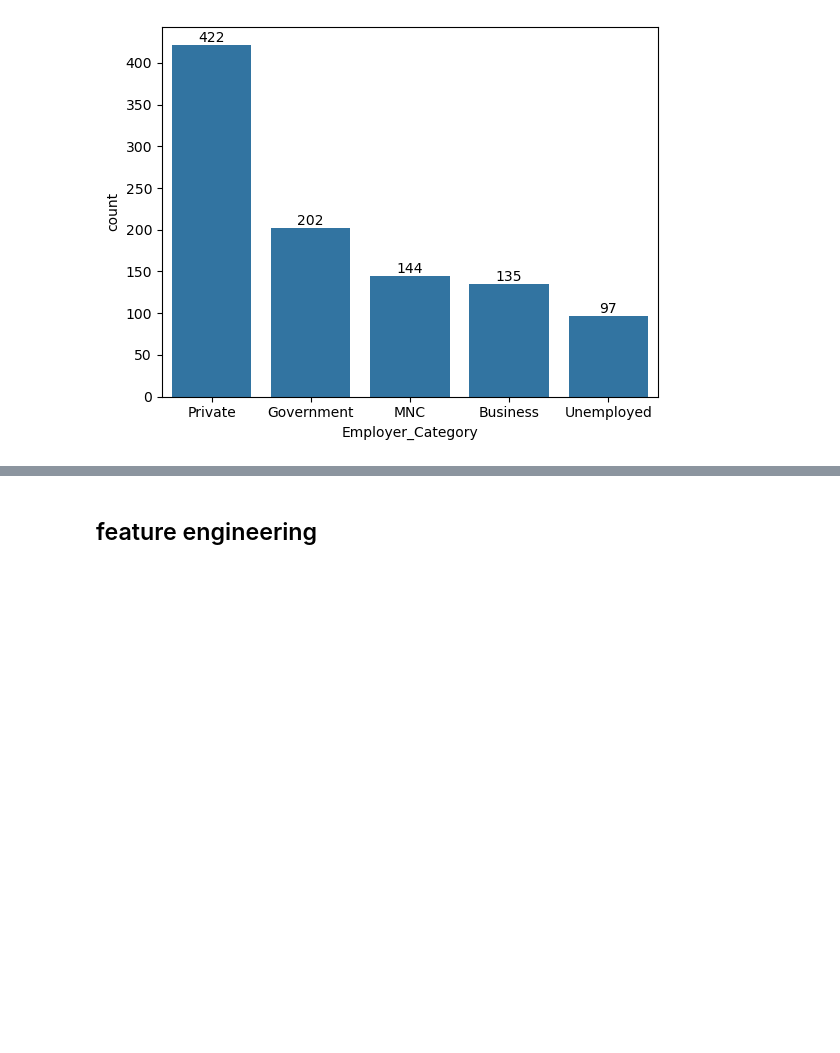
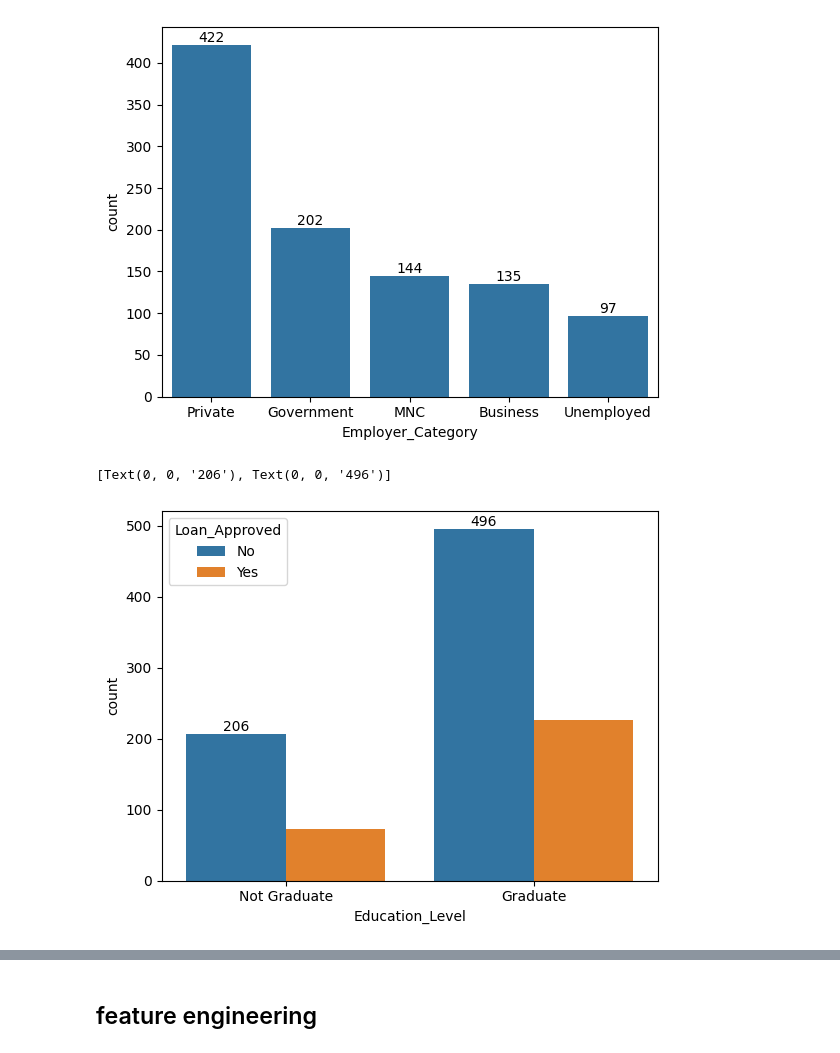
Before and after one commit to HelloShiwansh/LoanGuard-AI, a Jupyter notebook: LoanGuard.ipynb, the cells around one changed output, grey strips where cells are left out. Drawn from its saved outputs; the diff is of its cells as text; code cells hidden in the pictures; blank space fills up the shorter version.

```diff
--- a/LoanGuard.ipynb
+++ b/LoanGuard.ipynb
@@ -77,6 +178,13 @@ ax.bar_label(ax.containers[0])
  Text(0, 0, '135'),
  Text(0, 0, '97')]
 [figure]
+# %%
+edu_cnt = df["Education_Level"].value_counts()
+ax = sns.countplot(data=df, x="Education_Level", hue="Loan_Approved")
+ax.bar_label(ax.containers[0])
+# %% [output]
+[Text(0, 0, '206'), Text(0, 0, '496')]
+[figure, added]
 # %%
 # this doesn't seems help full
 sns.scatterplot(data=df, x="Savings", y="Loan_Amount", hue="Loan_Approved")
```
Also changed, not shown: parts of 29 cells of this notebook, 2 other files.
